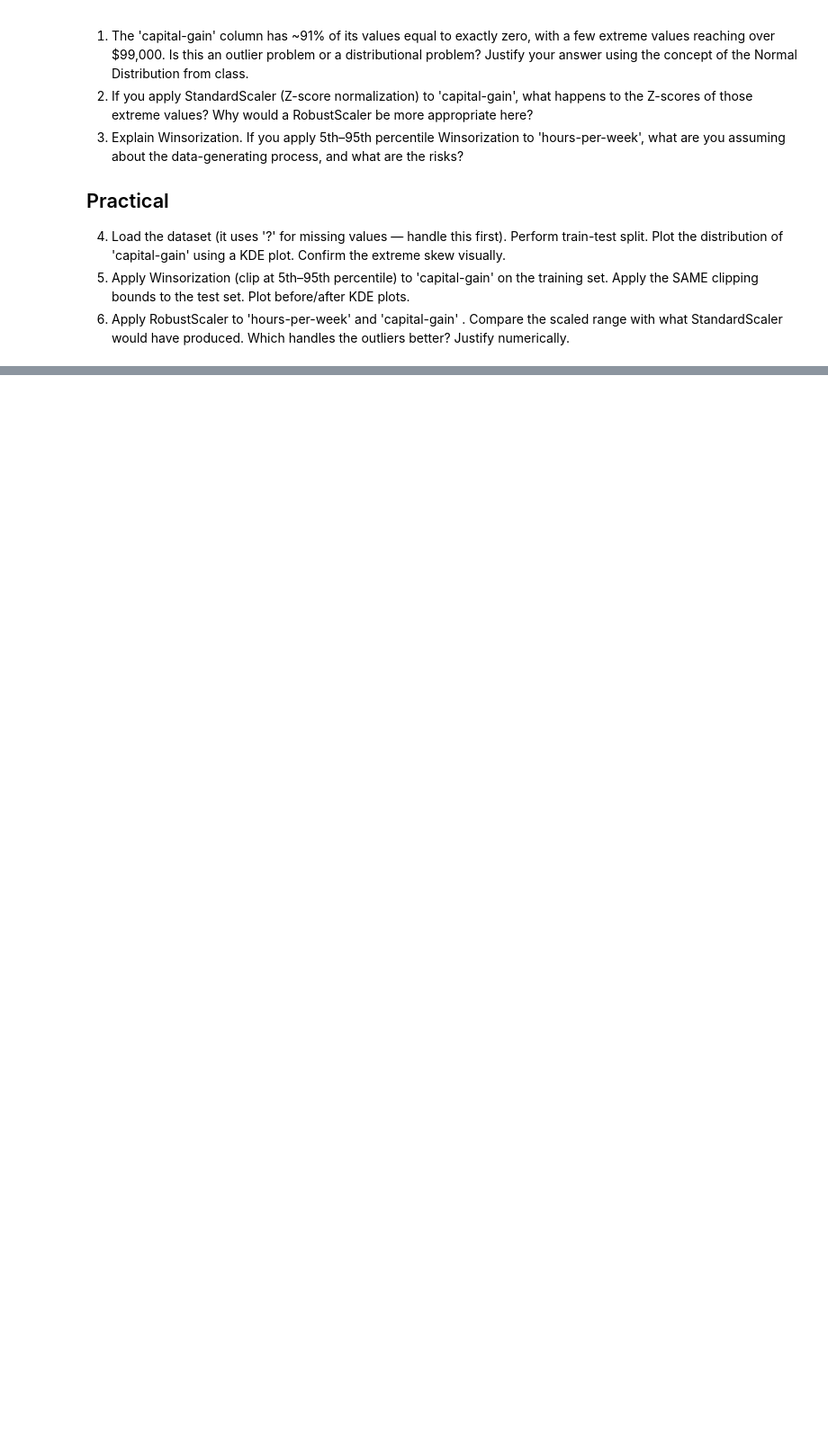
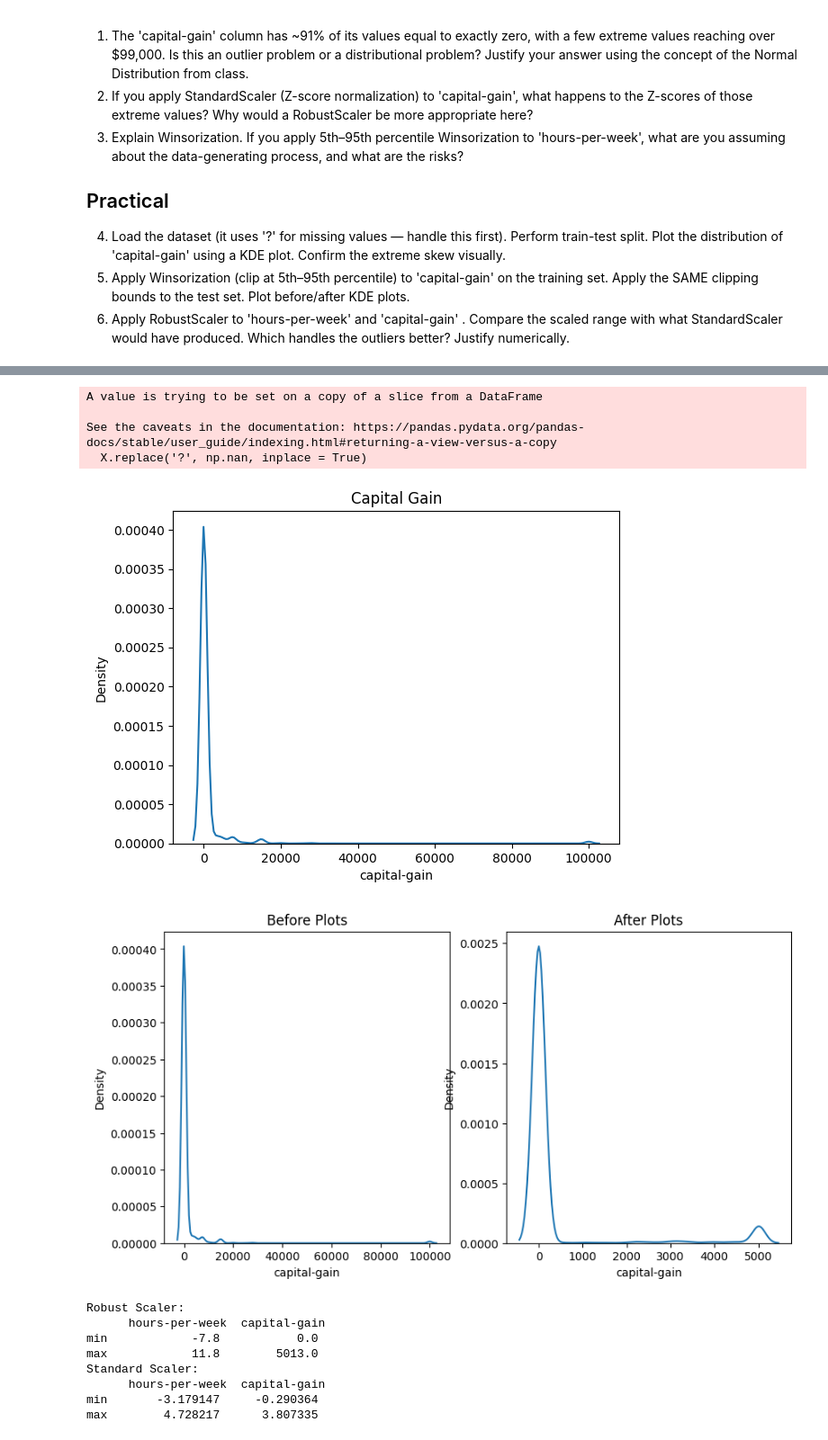
Before and after one commit to Abrar-404/AI-ML_Practices_and_Assignments, a Jupyter notebook: Eid_Vacation_Practice_Advanced.ipynb, the cells around one changed output, grey strips where cells are left out. Shown at 90% size. Drawn from its saved outputs; the diff is of its cells as text; code cells hidden in the pictures; blank space fills up the shorter version.

```diff
--- a/Eid_Vacation_Practice_Advanced.ipynb
+++ b/Eid_Vacation_Practice_Advanced.ipynb
@@ -97,0 +76,65 @@ df_adult
+# %%
+# load dataset
+adult = fetch_ucirepo(id=2)
+X = adult.data.features
+y = adult.data.targets
+
+# handle missing value
+X.replace('?', np.nan, inplace = True)
+
+df_adult = pd.concat([X, y], axis = 1)
+
+X = df_adult.drop('income', axis = 1)
+y = df_adult['income']
+# Perform train-test split
+X_train, X_test, y_train, y_test = train_test_split(X, y, test_size=0.2, random_state=42)
+
+#  Plot the distribution of 'capital-gain' using a KDE plot. Confirm the extreme skew visually.
+sns.kdeplot(data = X_train, x = 'capital-gain')
+plt.title('Capital Gain')
+plt.show()
+
+# Apply Winsorization (clip at 5th–95th percentile) to 'capital-gain' on the training set
+X_train_original = X_train['capital-gain'].copy()
+x = 5
+x = x/100
+min_range = X_train['capital-gain'].quantile(x)
+max_range = X_train['capital-gain'].quantile(1 - x)
+
+# Apply the SAME clipping bounds to the test set.
+X_train['capital-gain'] = X_train['capital-gain'].clip(min_range, max_range)
+X_test['capital-gain'] = X_test['capital-gain'].clip(min_range, max_range)
+
+# Plot before/after KDE plots.
+fig, axes = plt.subplots(1, 2, figsize = (10, 5))
+sns.kdeplot(x = X_train_original, ax = axes[0]).set_title('Before Plots')
+sns.kdeplot(data = X_train, x = 'capital-gain', ax = axes[1]).set_title('After Plots')
+plt.show()
+
+# Apply RobustScaler to 'hours-per-week' and 'capital-gain'
+cols = ['hours-per-week', 'capital-gain']
+rs = RobustScaler()
+X_train_rs = pd.DataFrame(rs.fit_transform(X_train[cols]), columns = cols)
+X_test_rs = pd.DataFrame(rs.transform(X_test[cols]), columns = cols)
+
+ss = StandardScaler()
+X_train_ss = pd.DataFrame(ss.fit_transform(X_train[cols]), columns = cols)
+X_test_ss = pd.DataFrame(ss.transform(X_test[cols]), columns = cols)
+
+print('Robust Scaler: \n', X_train_rs[cols].describe().loc[['min', 'max']])
+print('Standard Scaler: \n', X_train_ss[cols].describe().loc[['min', 'max']])
+# %% [output]
+A value is trying to be set on a copy of a slice from a DataFrame
+
+See the caveats in the documentation: https://pandas.pydata.org/pandas-docs/stable/user_guide/indexing.html#returning-a-view-versus-a-copy
+  X.replace('?', np.nan, inplace = True)
+[figure, added]
+[figure, added]
+Robust Scaler:
+      hours-per-week  capital-gain
+min            -7.8           0.0
+max            11.8        5013.0
+Standard Scaler:
+      hours-per-week  capital-gain
+min       -3.179147     -0.290364
+max        4.728217      3.807335
```
Also changed, not shown: parts of 13 cells of this notebook.
